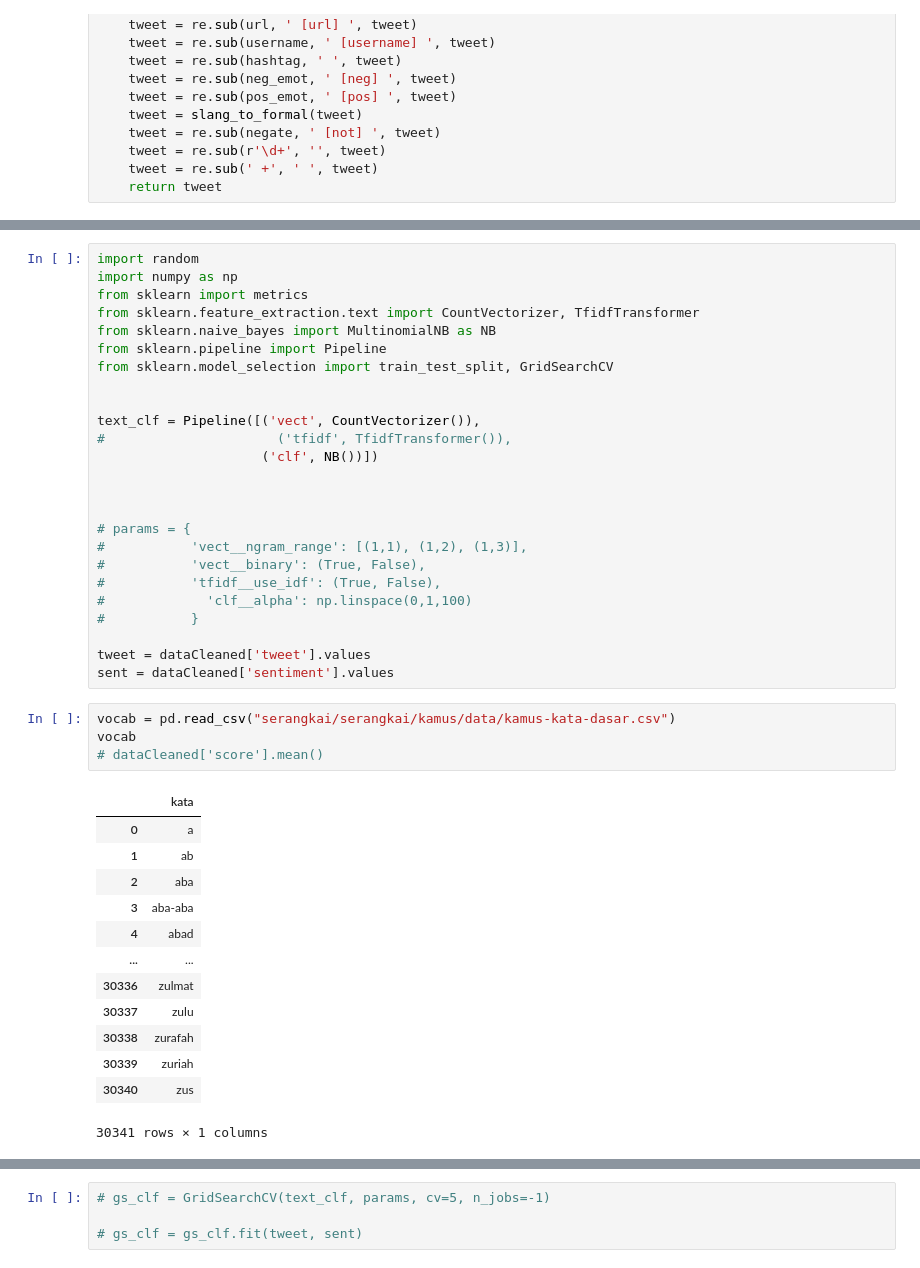
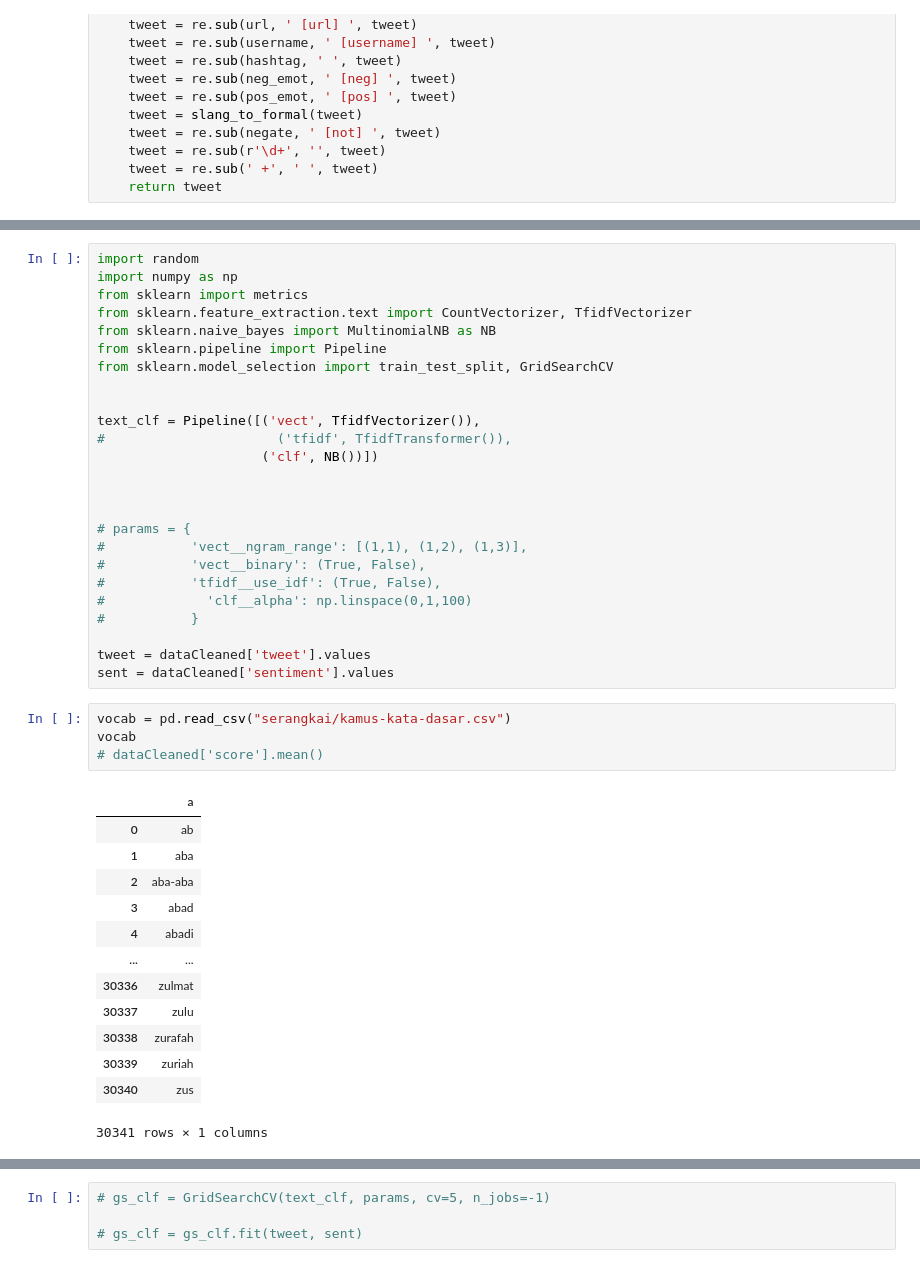
Before and after one commit to ilpez/twitter-sentiment-analysis, a Jupyter notebook: Sentiment Converter.ipynb, the cells around one changed output, grey strips where cells are left out. Cells and saved outputs as stored; diff of their text form.

```diff
--- a/Sentiment Converter.ipynb
+++ b/Sentiment Converter.ipynb
@@ -275,13 +273,13 @@ Name: tweet, dtype: int64
 import random
 import numpy as np
 from sklearn import metrics
-from sklearn.feature_extraction.text import CountVectorizer, TfidfTransformer
+from sklearn.feature_extraction.text import CountVectorizer, TfidfVectorizer
 from sklearn.naive_bayes import MultinomialNB as NB
 from sklearn.pipeline import Pipeline
 from sklearn.model_selection import train_test_split, GridSearchCV
 
 
-text_clf = Pipeline([('vect', CountVectorizer()),
+text_clf = Pipeline([('vect', TfidfVectorizer()),
 #                      ('tfidf', TfidfTransformer()),
                      ('clf', NB())])
 
@@ -297,16 +295,16 @@ text_clf = Pipeline([('vect', CountVectorizer()),
 tweet = dataCleaned['tweet'].values
 sent = dataCleaned['sentiment'].values
 # %%
-vocab = pd.read_csv("serangkai/serangkai/kamus/data/kamus-kata-dasar.csv")
+vocab = pd.read_csv("serangkai/kamus-kata-dasar.csv")
 vocab
 # dataCleaned['score'].mean()
 # %% [output]
-|  | kata |
-| 0 | a |
-| 1 | ab |
-| 2 | aba |
-| 3 | aba-aba |
-| 4 | abad |
+|  | a |
+| 0 | ab |
+| 1 | aba |
+| 2 | aba-aba |
+| 3 | abad |
+| 4 | abadi |
 | ... | ... |
 | 30336 | zulmat |
 | 30337 | zulu |
```
Also changed, not shown: parts of 14 cells of this notebook.
